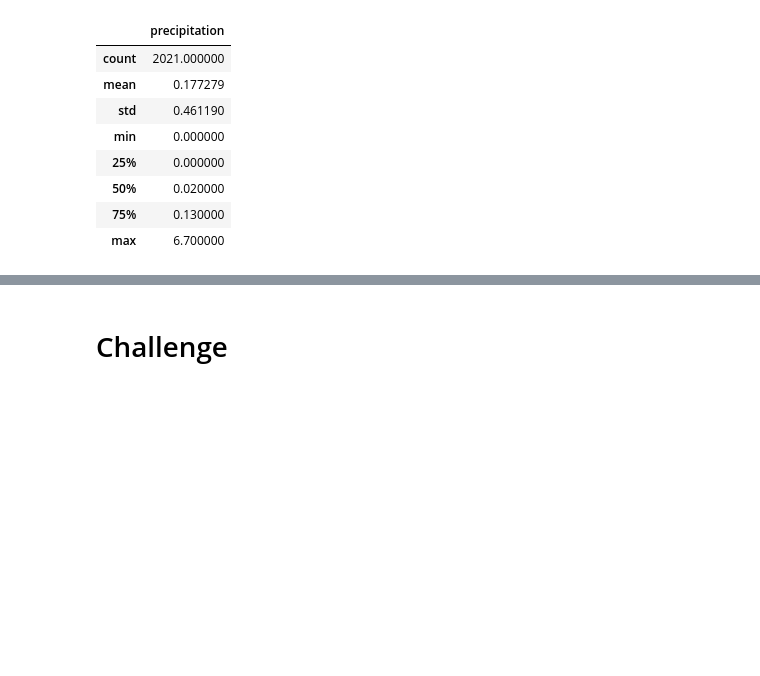
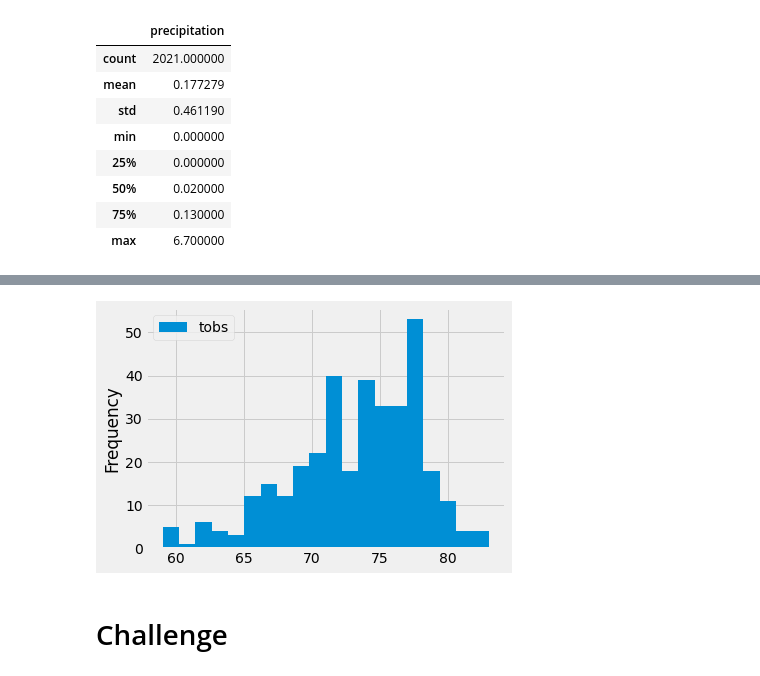
Before and after one commit to benlew3/surfs_up, a Jupyter notebook: climate_analysis.ipynb, the cells around one changed output, grey strips where cells are left out. Saved outputs shown, nothing was run; the diff lists cells and outputs as text; code cells hidden in the pictures; blank space fills up the shorter version.

```diff
--- a/climate_analysis.ipynb
+++ b/climate_analysis.ipynb
@@ -134,3 +171,9 @@ df.describe()
+# %%
+# Skill drill
+df.plot.hist(bins=20)
+plt.tight_layout()
+# %% [output]
+[figure, added]
 # %%
 # Write a function called `calc_temps` that will accept start date and end date in the format '%Y-%m-%d'
 # and return the minimum, average, and maximum temperatures for that range of dates
```
Also changed, not shown: parts of 5 cells of this notebook, 1 other file.
